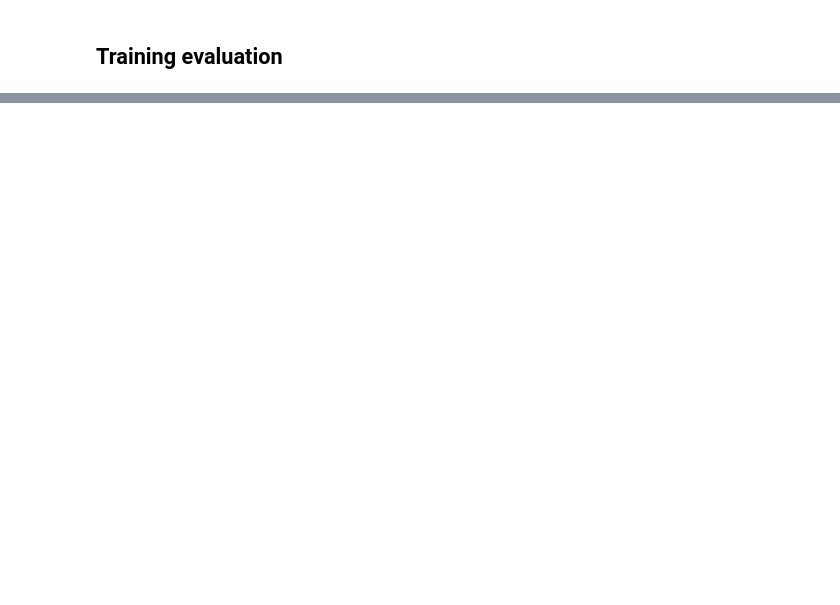
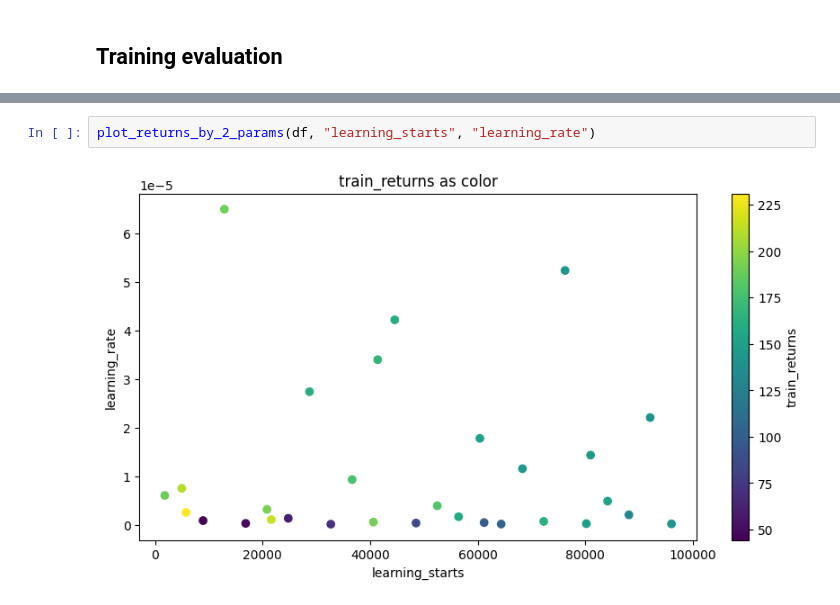
Before and after one commit to NickKirilov/atari-games, a Jupyter notebook: space_invaders.ipynb, the cells around one changed output, grey strips where cells are left out. Saved outputs shown, nothing was run; the diff lists cells and outputs as text; blank space fills up the shorter version.

```diff
--- a/space_invaders.ipynb
+++ b/space_invaders.ipynb
@@ -403,0 +290,4 @@ model.save("space_invaders_model")
+# %%
+plot_returns_by_2_params(df, "learning_starts", "learning_rate")
+# %% [output]
+[figure, added]
```
Also changed, not shown: parts of 35 cells of this notebook, 4 other files.
